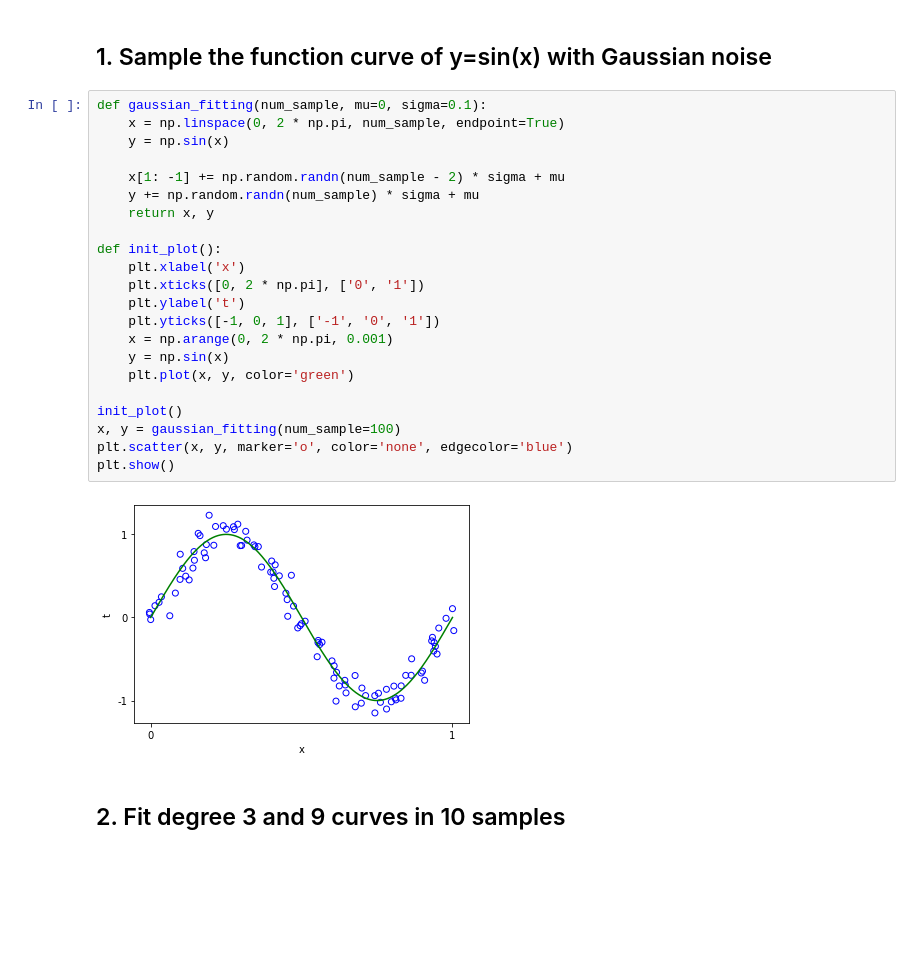
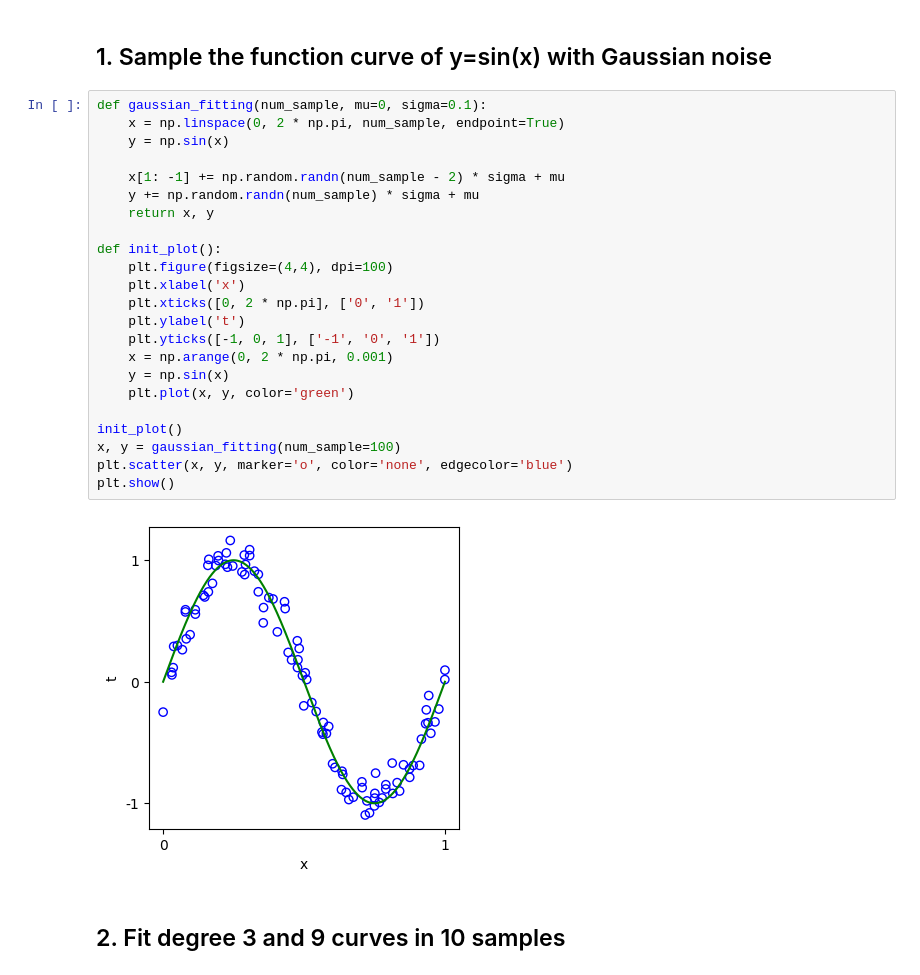
Before and after one commit to RUiN-jiarun/CSMath-HW, a Jupyter notebook: HW01.ipynb, the cells around one changed output. Saved outputs shown, nothing was run; the diff lists cells and outputs as text; blank space fills up the shorter version.

```diff
--- a/HW01.ipynb
+++ b/HW01.ipynb
@@ -13,27 +14,28 @@ import matplotlib.pyplot as plt
 # %%
 def gaussian_fitting(num_sample, mu=0, sigma=0.1):
     x = np.linspace(0, 2 * np.pi, num_sample, endpoint=True)
     y = np.sin(x)
 
     x[1: -1] += np.random.randn(num_sample - 2) * sigma + mu
     y += np.random.randn(num_sample) * sigma + mu
     return x, y
 
 def init_plot():
+    plt.figure(figsize=(4,4), dpi=100)
     plt.xlabel('x')
     plt.xticks([0, 2 * np.pi], ['0', '1'])
     plt.ylabel('t')
     plt.yticks([-1, 0, 1], ['-1', '0', '1'])
     x = np.arange(0, 2 * np.pi, 0.001)
     y = np.sin(x)
     plt.plot(x, y, color='green')
 
 init_plot()
 x, y = gaussian_fitting(num_sample=100)
 plt.scatter(x, y, marker='o', color='none', edgecolor='blue')
 plt.show()
 # %% [output]
-[figure, old version]
+[figure, new version]
 # %% [markdown]
 ## 2. Fit degree 3 and 9 curves in 10 samples
 # %%
```
Also changed, not shown: parts of 7 cells of this notebook.
